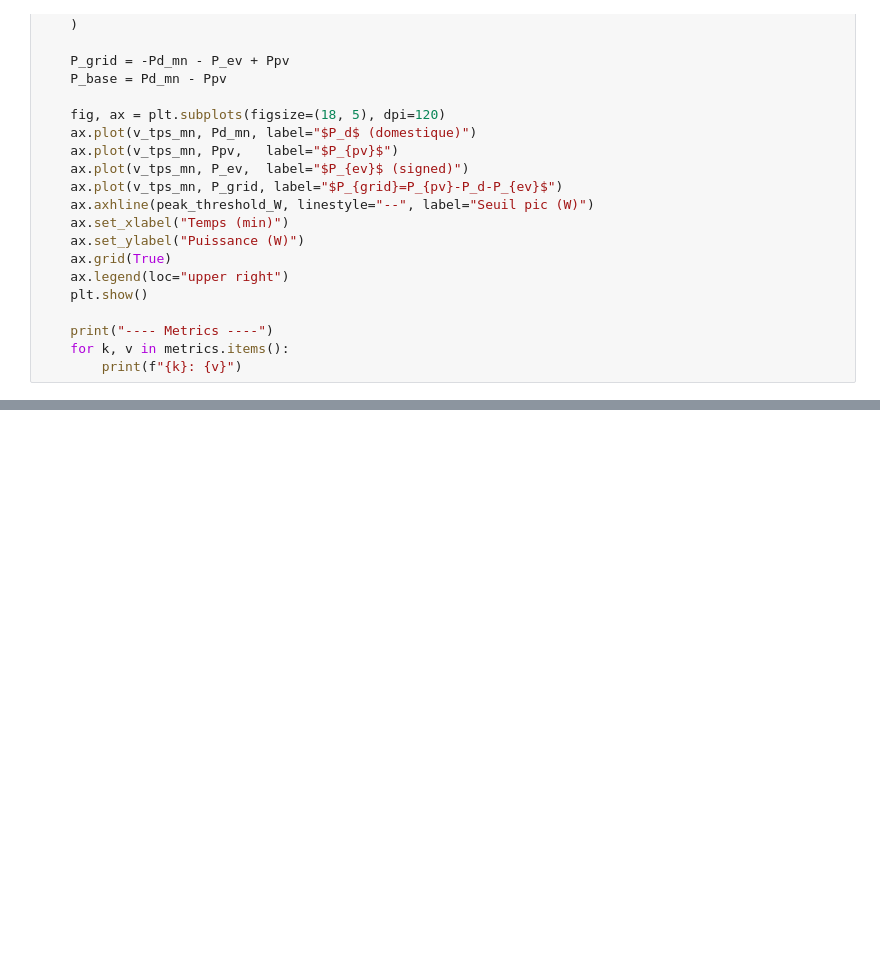
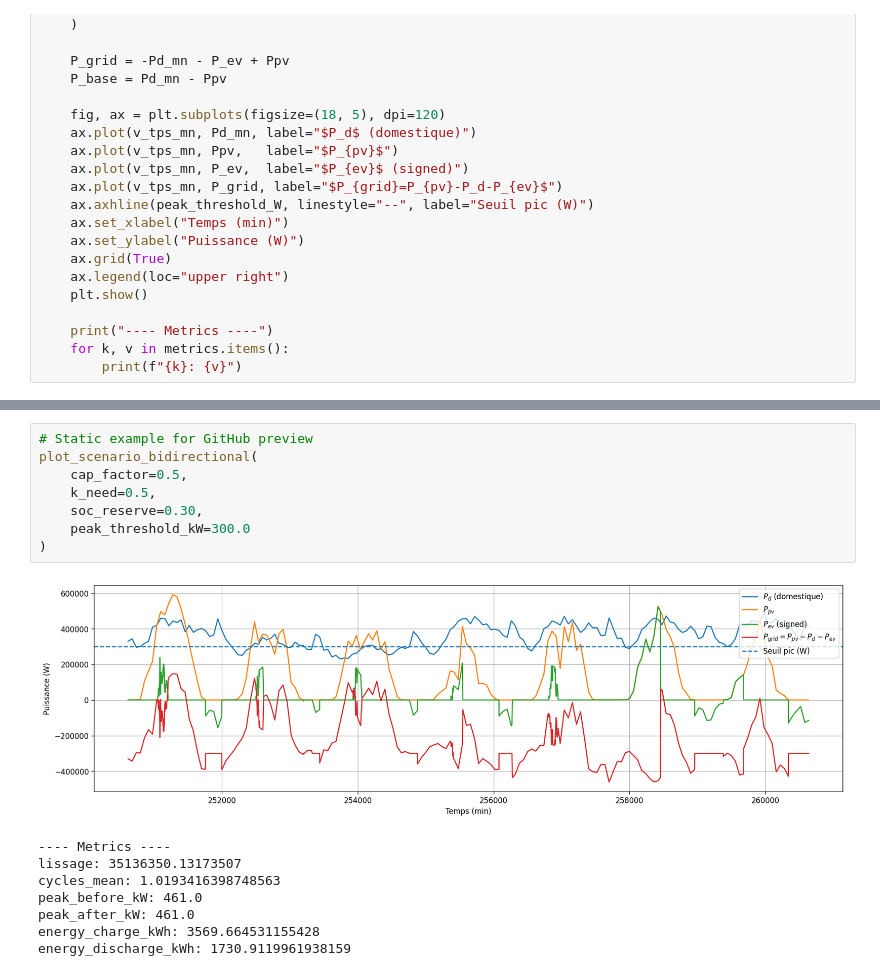
Before and after one commit to Becc16/smart-ev-charging-v2g-optimization, a Jupyter notebook: Notebooks/03_bidirectional_v2g.ipynb, the cells around one changed output, grey strips where cells are left out. Saved outputs shown, nothing was run; the diff lists cells and outputs as text; blank space fills up the shorter version.

```diff
--- a/Notebooks/03_bidirectional_v2g.ipynb
+++ b/Notebooks/03_bidirectional_v2g.ipynb
@@ -406,3 +406,20 @@ display(ui, out)
 # %% [output]
 VBox(children=(FloatSlider(value=0.5, continuous_update=False, description='cap_factor', max=1.5, step=0.05), …
 [interactive output not drawn]
+# %%
+# Static example for GitHub preview
+plot_scenario_bidirectional(
+    cap_factor=0.5,
+    k_need=0.5,
+    soc_reserve=0.30,
+    peak_threshold_kW=300.0
+)
+# %% [output]
+[figure, added]
+---- Metrics ----
+lissage: 35136350.13173507
+cycles_mean: 1.0193416398748563
+peak_before_kW: 461.0
+peak_after_kW: 461.0
+energy_charge_kWh: 3569.664531155428
+energy_discharge_kWh: 1730.9119961938159
```
